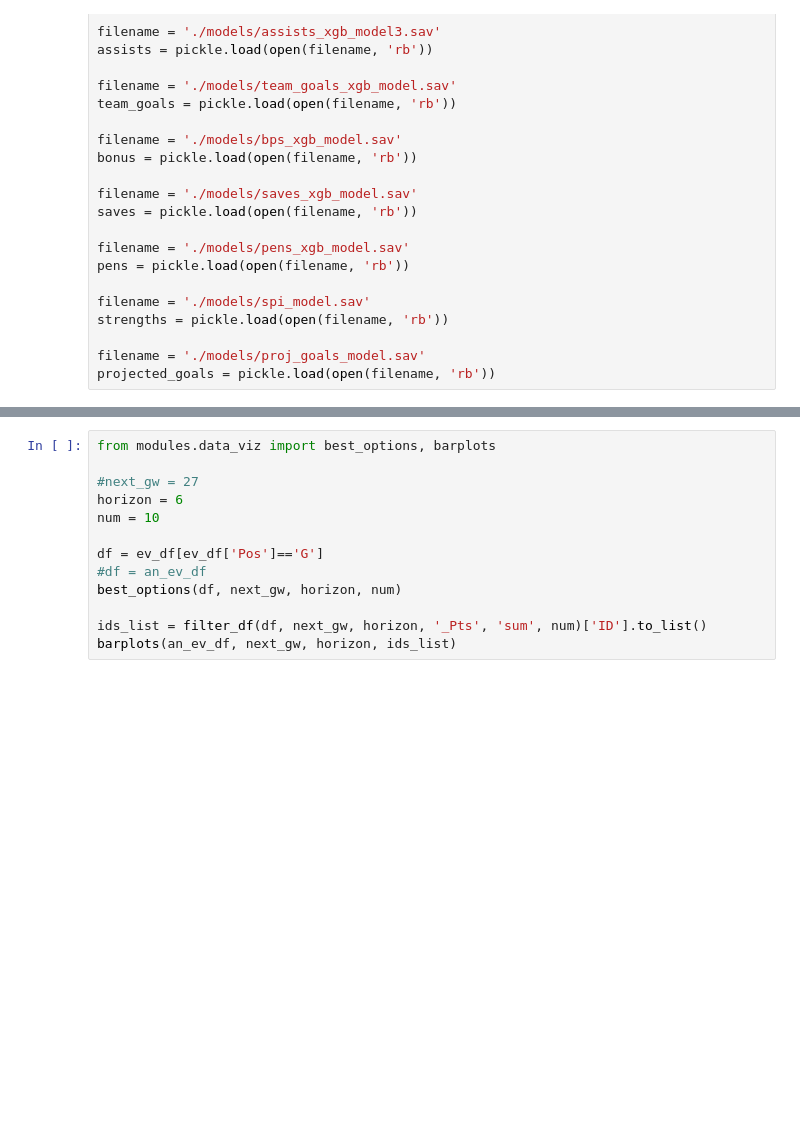
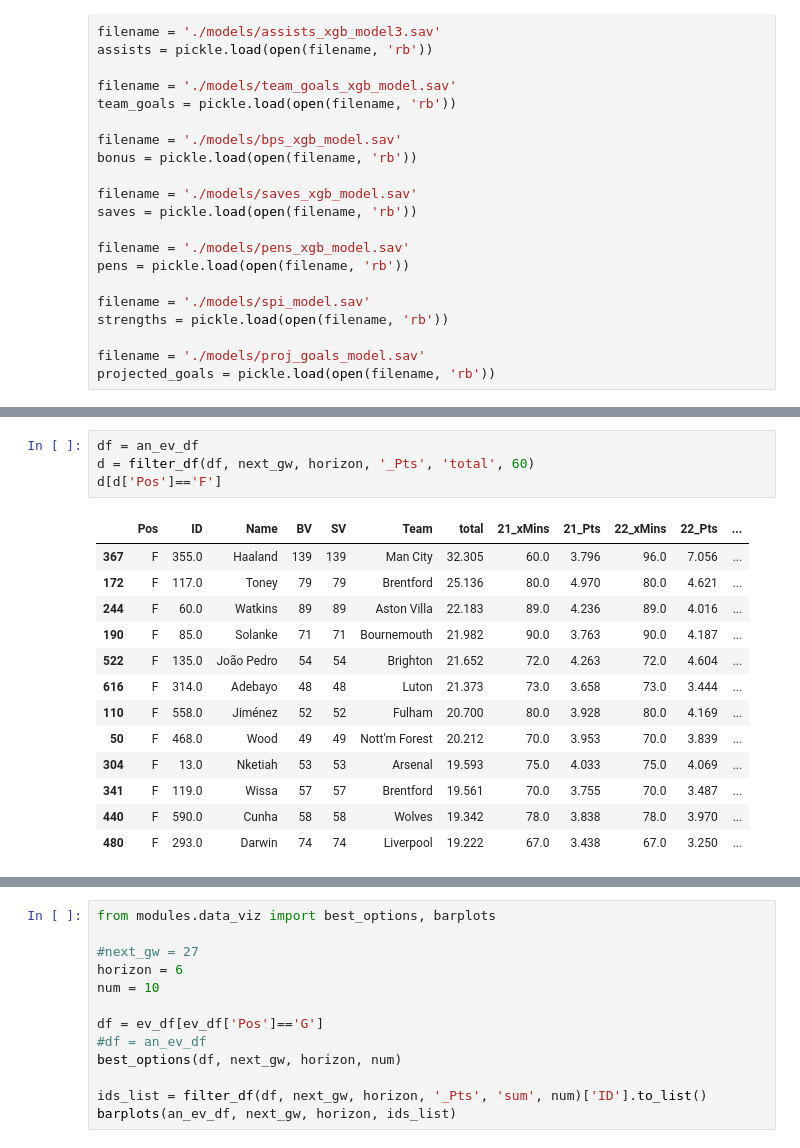
Before and after one commit to spiros26/FPL-Project, a Jupyter notebook: ev_creator/ALEX.ipynb, the cells around one changed output, grey strips where cells are left out. Saved outputs shown, nothing was run; the diff lists cells and outputs as text; blank space fills up the shorter version.

```diff
--- a/ev_creator/ALEX.ipynb
+++ b/ev_creator/ALEX.ipynb
@@ -775,3 +751,21 @@ filter_df(df, next_gw, horizon, '_Pts', 'total', 30)
+# %%
+df = an_ev_df
+d = filter_df(df, next_gw, horizon, '_Pts', 'total', 60)
+d[d['Pos']=='F']
+# %% [output]
+|  | Pos | ID | Name | BV | SV | Team | total | 21_xMins | 21_Pts | 22_xMins | 22_Pts | ... |
+| 367 | F | 355.0 | Haaland | 139 | 139 | Man City | 32.305 | 60.0 | 3.796 | 96.0 | 7.056 | ... |
+| 172 | F | 117.0 | Toney | 79 | 79 | Brentford | 25.136 | 80.0 | 4.970 | 80.0 | 4.621 | ... |
+| 244 | F | 60.0 | Watkins | 89 | 89 | Aston Villa | 22.183 | 89.0 | 4.236 | 89.0 | 4.016 | ... |
+| 190 | F | 85.0 | Solanke | 71 | 71 | Bournemouth | 21.982 | 90.0 | 3.763 | 90.0 | 4.187 | ... |
+| 522 | F | 135.0 | João Pedro | 54 | 54 | Brighton | 21.652 | 72.0 | 4.263 | 72.0 | 4.604 | ... |
+| 616 | F | 314.0 | Adebayo | 48 | 48 | Luton | 21.373 | 73.0 | 3.658 | 73.0 | 3.444 | ... |
+| 110 | F | 558.0 | Jiménez | 52 | 52 | Fulham | 20.700 | 80.0 | 3.928 | 80.0 | 4.169 | ... |
+| 50 | F | 468.0 | Wood | 49 | 49 | Nott'm Forest | 20.212 | 70.0 | 3.953 | 70.0 | 3.839 | ... |
+| 304 | F | 13.0 | Nketiah | 53 | 53 | Arsenal | 19.593 | 75.0 | 4.033 | 75.0 | 4.069 | ... |
+| 341 | F | 119.0 | Wissa | 57 | 57 | Brentford | 19.561 | 70.0 | 3.755 | 70.0 | 3.487 | ... |
+| 440 | F | 590.0 | Cunha | 58 | 58 | Wolves | 19.342 | 78.0 | 3.838 | 78.0 | 3.970 | ... |
+| 480 | F | 293.0 | Darwin | 74 | 74 | Liverpool | 19.222 | 67.0 | 3.438 | 67.0 | 3.250 | ... |
 # %%
 ev_df.insert(3, 'value', [round(ev_df['total'].iloc[x]/ev_df['BV'].iloc[x],2) for x in range(ev_df.shape[0])])
 ev_df.sort_values(by='value',ascending=False)[:20]
```
Also changed, not shown: parts of 12 cells of this notebook, 34 other files.
